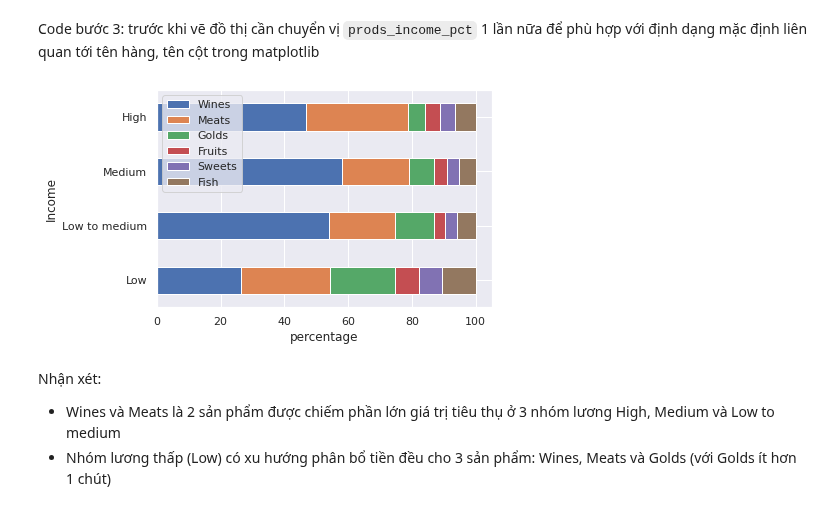
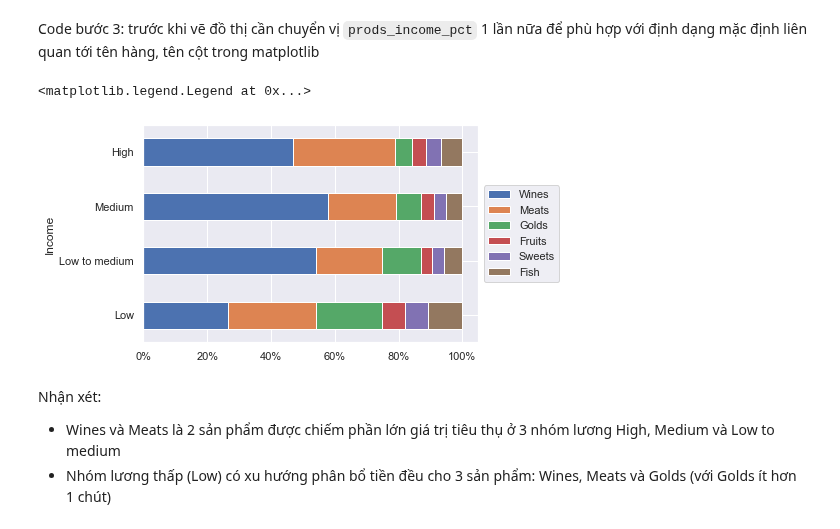
Before and after one commit to ngminhluong/CDS-EndTerm, a Jupyter notebook: Main.ipynb, the cells around one changed output. Cells and saved outputs as stored; diff of their text form; code cells hidden in the pictures.

```diff
--- a/Main.ipynb
+++ b/Main.ipynb
@@ -585,10 +588,12 @@ prods_income_pct.head()
 Code bước 3: trước khi vẽ đồ thị cần chuyển vị `prods_income_pct` 1 lần nữa để phù hợp với định dạng mặc định liên quan tới tên hàng, tên cột trong matplotlib
 # %%
 prods_income_pct = prods_income_pct.T
-prods_income_pct.plot.barh(stacked=True)
-plt.xlabel('percentage');
+ax = prods_income_pct.plot.barh(stacked=True)
+ax.set_xticklabels(labels=['0%', '20%', '40%', '60%', '80%', '100%'])
+ax.legend(loc='center left', bbox_to_anchor=(1, 0.5));
 # %% [output]
+<matplotlib.legend.Legend at 0x...>
-[figure, old version]
+[figure, new version]
 # %% [markdown]
 Nhận xét:
 - Wines và Meats là 2 sản phẩm được chiếm phần lớn giá trị tiêu thụ ở 3 nhóm lương High, Medium và Low to medium
```
Also changed, not shown: parts of 27 cells of this notebook.
